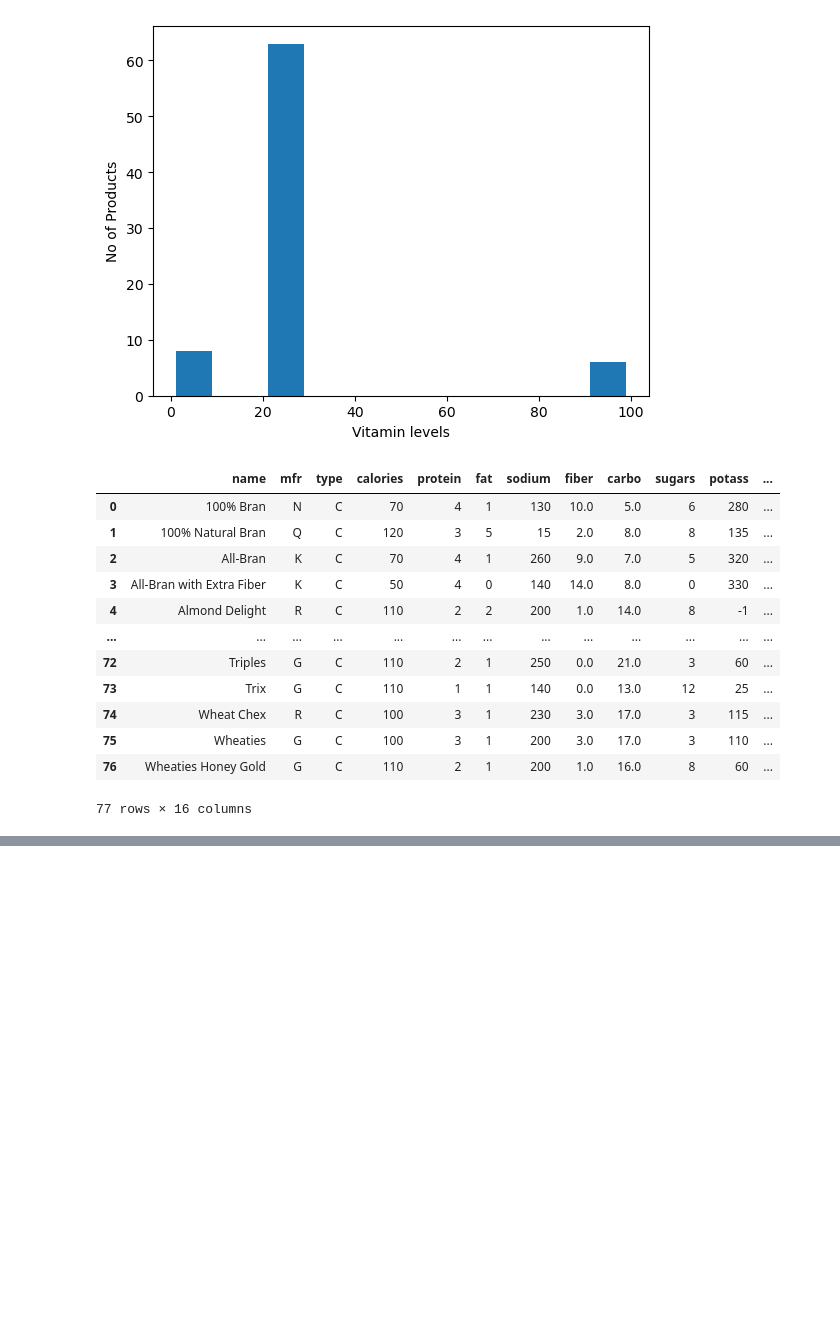
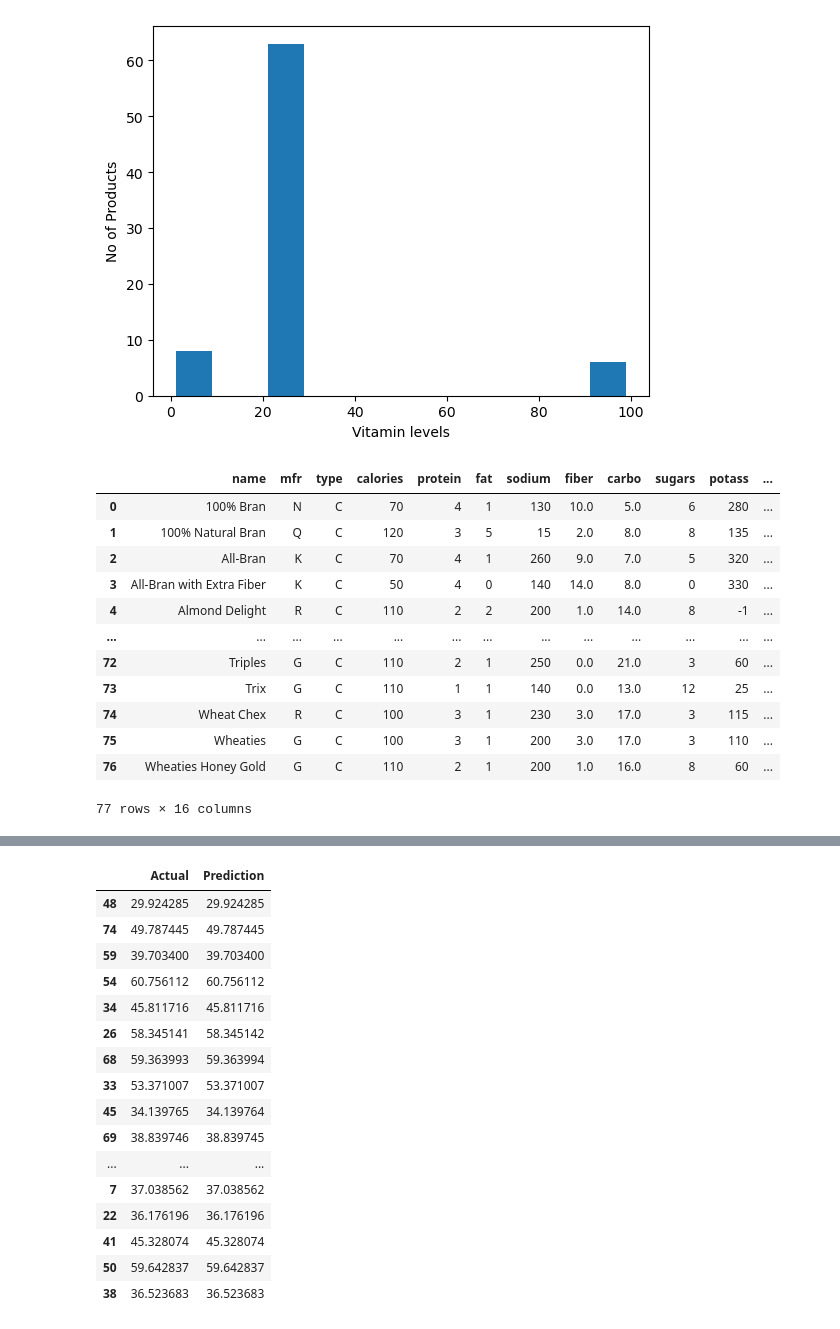
Before and after one commit to saravanankrishnarajan/Python-Machine-Learning, a Jupyter notebook: Module-3/542_m3_assign_2_v1.0 - Saravanan.ipynb, the cells around one changed output, grey strips where cells are left out. Drawn from its saved outputs; the diff is of its cells as text; code cells hidden in the pictures; blank space fills up the shorter version.

```diff
--- a/Module-3/542_m3_assign_2_v1.0 - Saravanan.ipynb
+++ b/Module-3/542_m3_assign_2_v1.0 - Saravanan.ipynb
@@ -103,0 +90,7 @@ dataset.
+# %%
+xcolumns =cereal.describe().columns
+x = cereal[xcolumns.drop('rating')]
+y = cereal['rating']
+
+from sklearn.model_selection import train_test_split
+x_train, x_test, y_train, y_test =train_test_split(x,y,test_size=0.25, random_state=0)
@@ -103,0 +107,2 @@ dataset.
+# %%
+predictions = model.predict(x_test)
@@ -103,0 +118,20 @@ dataset.
+# %%
+pd.DataFrame({'Actual':y_test, 'Prediction':predictions})
+# %% [output]
+|  | Actual | Prediction |
+| 48 | 29.924285 | 29.924285 |
+| 74 | 49.787445 | 49.787445 |
+| 59 | 39.703400 | 39.703400 |
+| 54 | 60.756112 | 60.756112 |
+| 34 | 45.811716 | 45.811716 |
+| 26 | 58.345141 | 58.345142 |
+| 68 | 59.363993 | 59.363994 |
+| 33 | 53.371007 | 53.371007 |
+| 45 | 34.139765 | 34.139764 |
+| 69 | 38.839746 | 38.839745 |
+| ... | ... | ... |
+| 7 | 37.038562 | 37.038562 |
+| 22 | 36.176196 | 36.176196 |
+| 41 | 45.328074 | 45.328074 |
+| 50 | 59.642837 | 59.642837 |
+| 38 | 36.523683 | 36.523683 |
```
Also changed, not shown: parts of 5 cells of this notebook.
